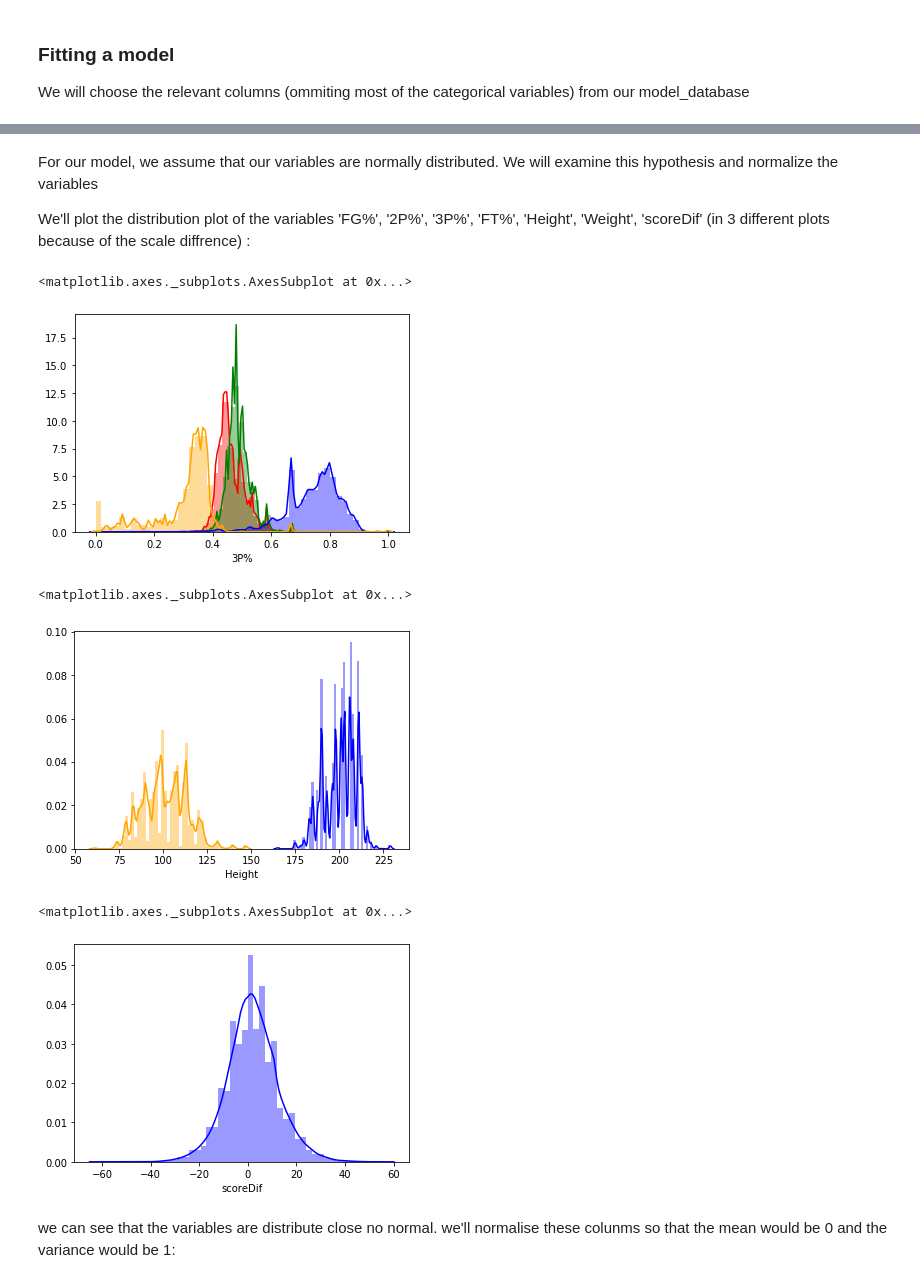
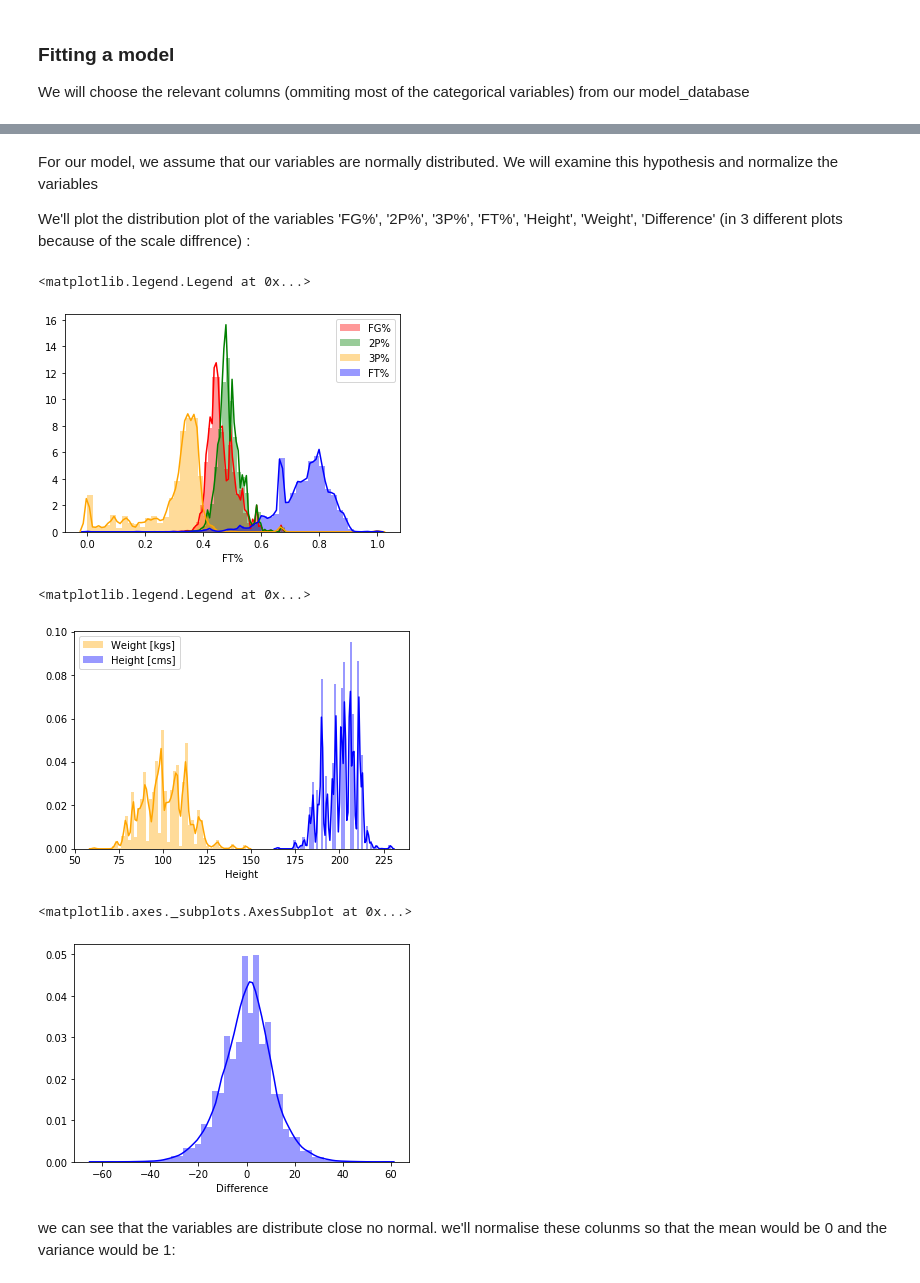
Before and after one commit to guyazov/DS_Workshop, a Jupyter notebook: Project.ipynb, the cells around one changed output, grey strips where cells are left out. Drawn from its saved outputs; the diff is of its cells as text; code cells hidden in the pictures.

```diff
--- a/Project.ipynb
+++ b/Project.ipynb
@@ -182,7 +182,7 @@ database['abs_time'] = 60*(database.abs_min-1) + 60 - database['sec']
 
 # adding a scoreDif column that represents the difference in the groups scores in the time of the throw:
 database['scores'] = database.score.replace(' - ', '-').apply(lambda x: x.split('-'))
-database['scoreDif'] = database.scores.apply(lambda x: int(x[1])-int(x[0]))
+database['scoreDif'] = database.scores.apply(lambda x: abs(int(x[1])-int(x[0])))
 
 database.dtypes
 # %% [output]
@@ -474,27 +477,29 @@ database[continuous_parameters].describe()
 For our model, we assume that our variables are normally distributed.
 We will examine this hypothesis and normalize the variables
 
-We'll plot the distribution plot of the variables 'FG%', '2P%', '3P%', 'FT%', 'Height', 'Weight', 'scoreDif'
+We'll plot the distribution plot of the variables 'FG%', '2P%', '3P%', 'FT%', 'Height', 'Weight', 'Difference'
 (in 3 different plots because of the scale diffrence) :
 # %%
-sns.distplot(database['FG%'], color = 'red')
-sns.distplot(database['2P%'], color = 'green')
-sns.distplot(database['FT%'], color = 'blue')
-sns.distplot(database['3P%'], color = 'orange')
+sns.distplot(database['FG%'], color = 'red', label = "FG%")
+sns.distplot(database['2P%'], color = 'green', label = "2P%")
+sns.distplot(database['3P%'], color = 'orange', label = "3P%")
+sns.distplot(database['FT%'], color = 'blue', label = "FT%")
+plt.legend()
 # %% [output]
-<matplotlib.axes._subplots.AxesSubplot at 0x...>
+<matplotlib.legend.Legend at 0x...>
-[figure, old version]
+[figure, new version]
 # %%
-sns.distplot(database['Weight'], color = 'orange')
-sns.distplot(database['Height'], color = 'blue')
+sns.distplot(database['Weight'], color = 'orange', label = "Weight [kgs]")
+sns.distplot(database['Height'], color = 'blue', label = "Height [cms]")
+plt.legend()
 # %% [output]
-<matplotlib.axes._subplots.AxesSubplot at 0x...>
+<matplotlib.legend.Legend at 0x...>
-[figure, old version]
+[figure, new version]
 # %%
-sns.distplot(database['scoreDif'], color = 'blue')
+sns.distplot(database['Difference'], color = 'blue')
 # %% [output]
 <matplotlib.axes._subplots.AxesSubplot at 0x...>
-[figure, old version]
+[figure, new version]
 # %% [markdown]
 we can see that the variables are distribute close no normal.
 we'll normalise these colunms so that the mean would be 0 and the variance would be 1:
```
Also changed, not shown: parts of 15 cells of this notebook.
